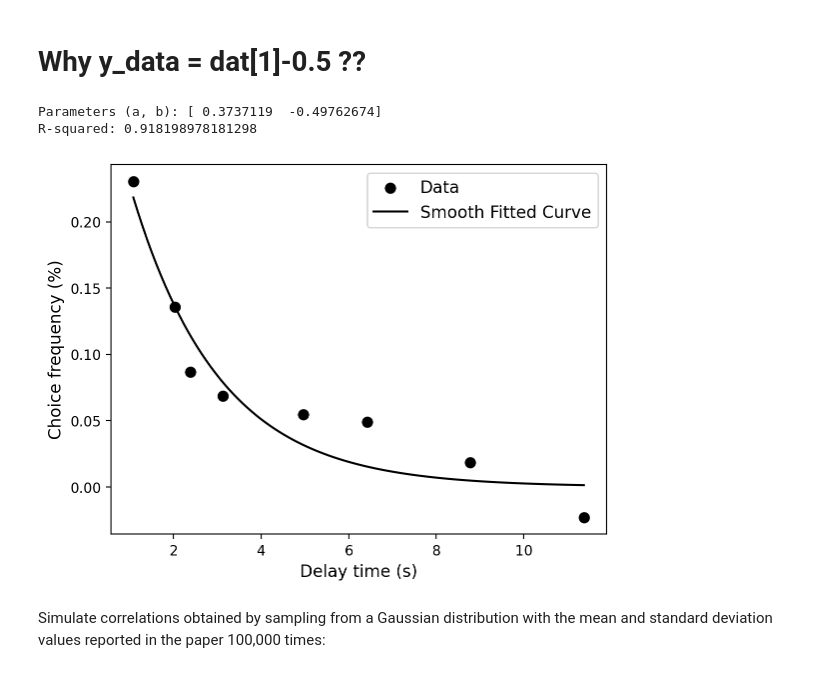
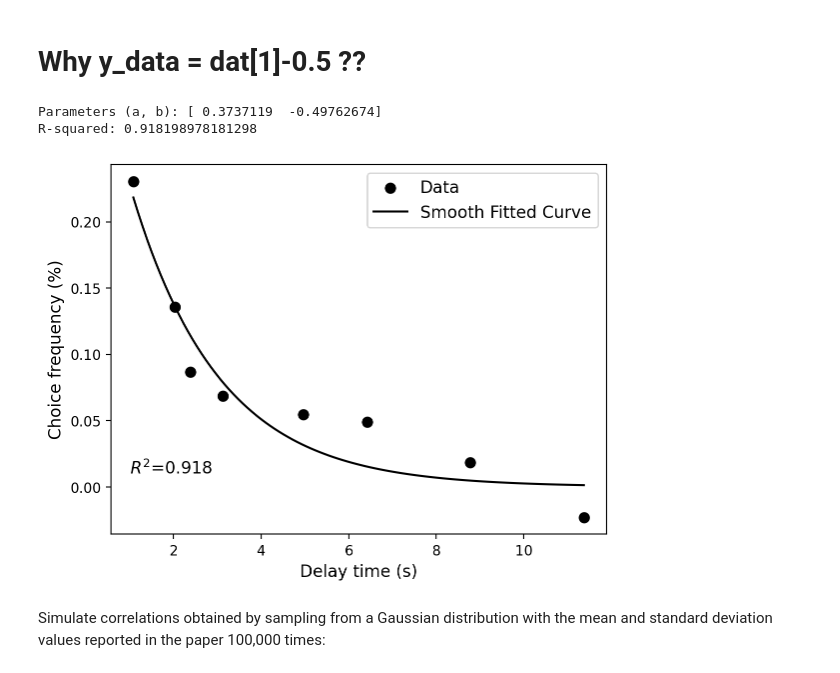
Before and after one commit to pachterlab/LP_2024, a Jupyter notebook: bee_real_analysis.ipynb, the cells around one changed output. Saved outputs shown, nothing was run; the diff lists cells and outputs as text; code cells hidden in the pictures.

```diff
--- a/bee_real_analysis.ipynb
+++ b/bee_real_analysis.ipynb
@@ -333,34 +333,38 @@ x_smooth = np.linspace(min(x_data), max(x_data), 100)
 y_smooth = exponential(x_smooth, *params)
 
 # Calculate the R-squared value
 # First, calculate the predicted values
 y_fit = exponential(x_data, *params)
 
 # Calculate the total sum of squares (TSS)
 TSS = np.sum((y_data - np.mean(y_data))**2)
 
 # Calculate the residual sum of squares (RSS)
 RSS = np.sum((y_data - y_fit)**2)
 
 # Calculate R-squared
 R_squared = 1 - (RSS / TSS)
 
 # Print the parameters of the exponential function and R-squared value
 print("Parameters (a, b):", params)
 print("R-squared:", R_squared)
 
 # Plot the new data and the smooth fitted curve
 plt.scatter(x_data, y_data, label='Data', color="black", s=50)
 plt.plot(x_smooth, y_smooth, 'r', label='Smooth Fitted Curve', color="black")
 plt.xlabel('Delay time (s)', fontsize=fontsize)
 plt.ylabel('Choice frequency (%)', fontsize=fontsize)
 plt.legend(fontsize=fontsize)
 
+plt.text(1, 0.01, f"$R^2$={'{:,}'.format(np.round(R_squared, 3))}", fontsize=fontsize)
+
+plt.savefig("zhang_exp_r2.png", dpi=300, bbox_inches="tight")
+
 plt.show()
 # %% [output]
 Parameters (a, b): [ 0.3737119  -0.49762674]
 R-squared: 0.918198978181298
-[figure, old version]
+[figure, new version]
 # %% [markdown]
 Simulate correlations obtained by sampling from a Gaussian distribution with the mean and standard deviation values reported in the paper 100,000 times:
 # %% [markdown]
```
Also changed, not shown: parts of 2 cells of this notebook.
